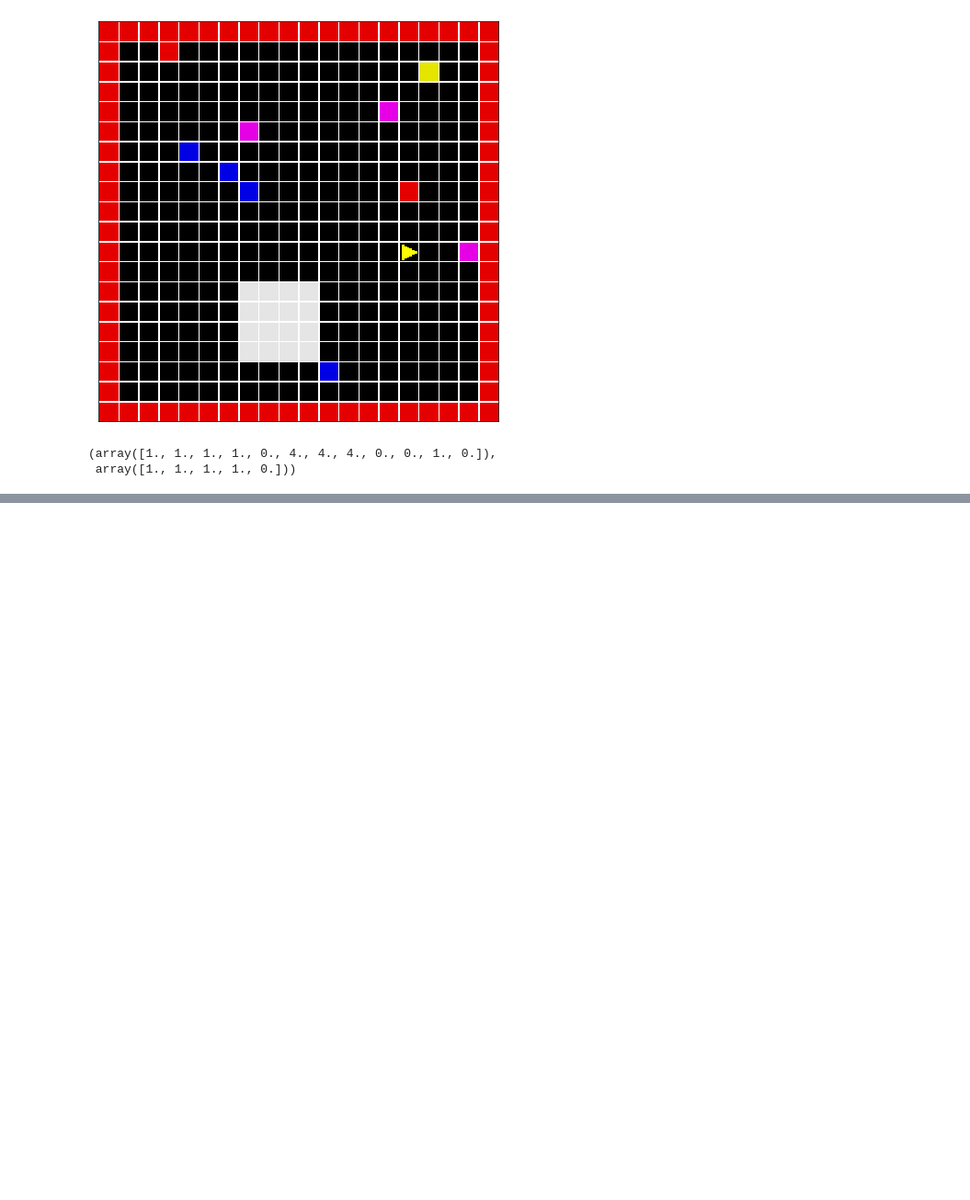
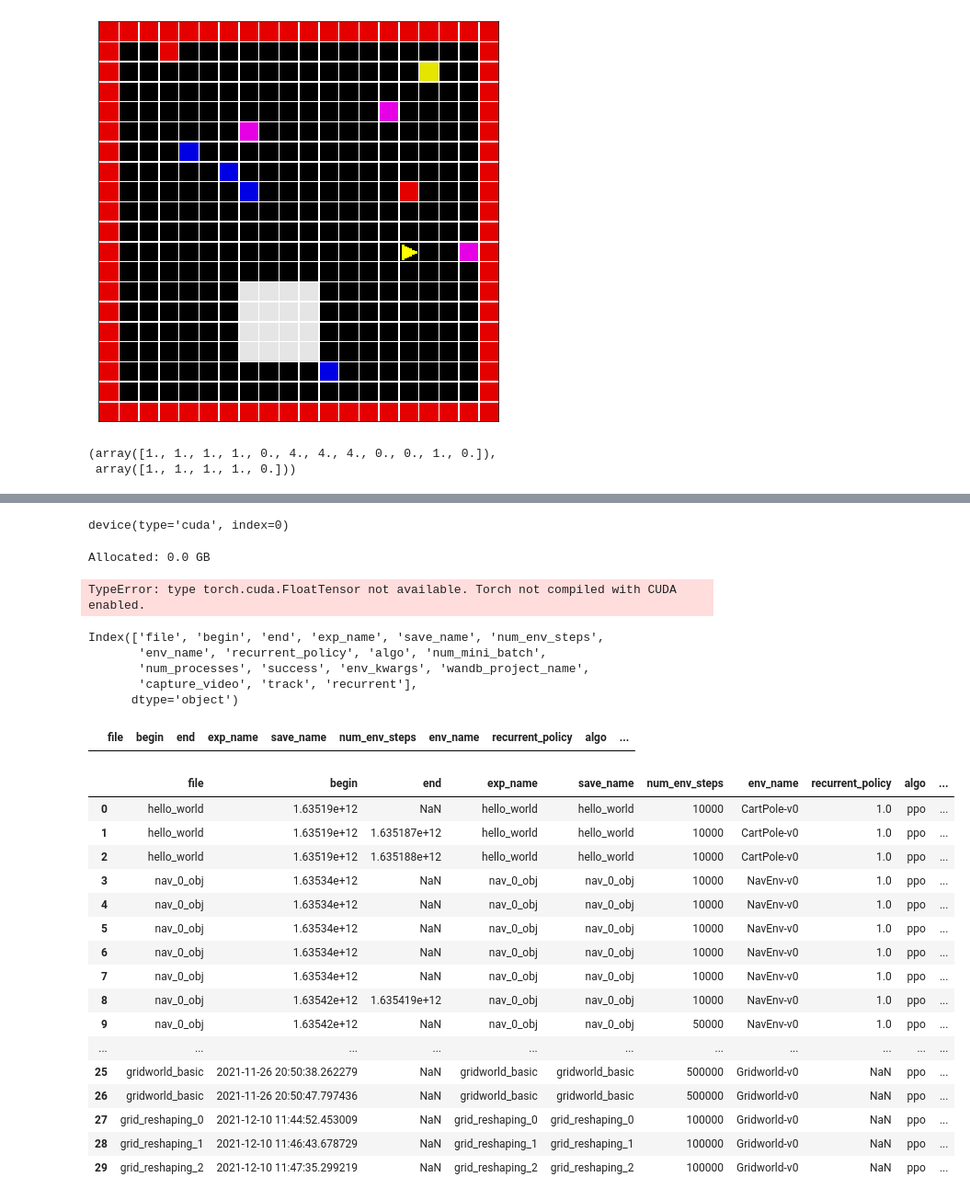
Before and after one commit to liuandrew/training-rl-algo, a Jupyter notebook: misc.ipynb, the cells around one changed output, grey strips where cells are left out. Shown at 92% size. Saved outputs shown, nothing was run; the diff lists cells and outputs as text; code cells hidden in the pictures; blank space fills up the shorter version.

```diff
--- a/misc.ipynb
+++ b/misc.ipynb
@@ -2147,0 +2201,12 @@ env.render()
+# %%
+device
+# %% [output]
+device(type='cuda', index=0)
+# %%
+print("Allocated:", round(torch.cuda.memory_allocated(0)/10243,1), "GB")
+# %% [output]
+Allocated: 0.0 GB
+# %%
+a = torch.cuda.FloatTensor(1000)
+# %% [output]
+TypeError: type torch.cuda.FloatTensor not available. Torch not compiled with CUDA enabled.
@@ -2147,0 +2217,35 @@ env.render()
+# %%
+log.columns
+# %% [output]
+Index(['file', 'begin', 'end', 'exp_name', 'save_name', 'num_env_steps',
+       'env_name', 'recurrent_policy', 'algo', 'num_mini_batch',
+       'num_processes', 'success', 'env_kwargs', 'wandb_project_name',
+       'capture_video', 'track', 'recurrent'],
+      dtype='object')
+# %%
+pd.DataFrame(columns=['file', 'begin', 'end', 'exp_name', 'save_name', 'num_env_steps',
+       'env_name', 'recurrent_policy', 'algo', 'num_mini_batch',
+       'num_processes', 'success', 'env_kwargs', 'wandb_project_name',
+       'capture_video', 'track', 'recurrent'])
+# %% [output]
+|  | file | begin | end | exp_name | save_name | num_env_steps | env_name | recurrent_policy | algo | ... |
+# %%
+pd.read_pickle('experiment_log')
+# %% [output]
+|  | file | begin | end | exp_name | save_name | num_env_steps | env_name | recurrent_policy | algo | ... |
+| 0 | hello_world | 1.63519e+12 | NaN | hello_world | hello_world | 10000 | CartPole-v0 | 1.0 | ppo | ... |
+| 1 | hello_world | 1.63519e+12 | 1.635187e+12 | hello_world | hello_world | 10000 | CartPole-v0 | 1.0 | ppo | ... |
+| 2 | hello_world | 1.63519e+12 | 1.635188e+12 | hello_world | hello_world | 10000 | CartPole-v0 | 1.0 | ppo | ... |
+| 3 | nav_0_obj | 1.63534e+12 | NaN | nav_0_obj | nav_0_obj | 10000 | NavEnv-v0 | 1.0 | ppo | ... |
+| 4 | nav_0_obj | 1.63534e+12 | NaN | nav_0_obj | nav_0_obj | 10000 | NavEnv-v0 | 1.0 | ppo | ... |
+| 5 | nav_0_obj | 1.63534e+12 | NaN | nav_0_obj | nav_0_obj | 10000 | NavEnv-v0 | 1.0 | ppo | ... |
+| 6 | nav_0_obj | 1.63534e+12 | NaN | nav_0_obj | nav_0_obj | 10000 | NavEnv-v0 | 1.0 | ppo | ... |
+| 7 | nav_0_obj | 1.63534e+12 | NaN | nav_0_obj | nav_0_obj | 10000 | NavEnv-v0 | 1.0 | ppo | ... |
+| 8 | nav_0_obj | 1.63542e+12 | 1.635419e+12 | nav_0_obj | nav_0_obj | 10000 | NavEnv-v0 | 1.0 | ppo | ... |
+| 9 | nav_0_obj | 1.63542e+12 | NaN | nav_0_obj | nav_0_obj | 50000 | NavEnv-v0 | 1.0 | ppo | ... |
+| ... | ... | ... | ... | ... | ... | ... | ... | ... | ... | ... |
+| 25 | gridworld_basic | 2021-11-26 20:50:38.262279 | NaN | gridworld_basic | gridworld_basic | 500000 | Gridworld-v0 | NaN | ppo | ... |
+| 26 | gridworld_basic | 2021-11-26 20:50:47.797436 | NaN | gridworld_basic | gridworld_basic | 500000 | Gridworld-v0 | NaN | ppo | ... |
+| 27 | grid_reshaping_0 | 2021-12-10 11:44:52.453009 | NaN | grid_reshaping_0 | grid_reshaping_0 | 100000 | Gridworld-v0 | NaN | ppo | ... |
+| 28 | grid_reshaping_1 | 2021-12-10 11:46:43.678729 | NaN | grid_reshaping_1 | grid_reshaping_1 | 100000 | Gridworld-v0 | NaN | ppo | ... |
+| 29 | grid_reshaping_2 | 2021-12-10 11:47:35.299219 | NaN | grid_reshaping_2 | grid_reshaping_2 | 100000 | Gridworld-v0 | NaN | ppo | ... |
```
Also changed, not shown: parts of 17 cells of this notebook, 2 other files.
